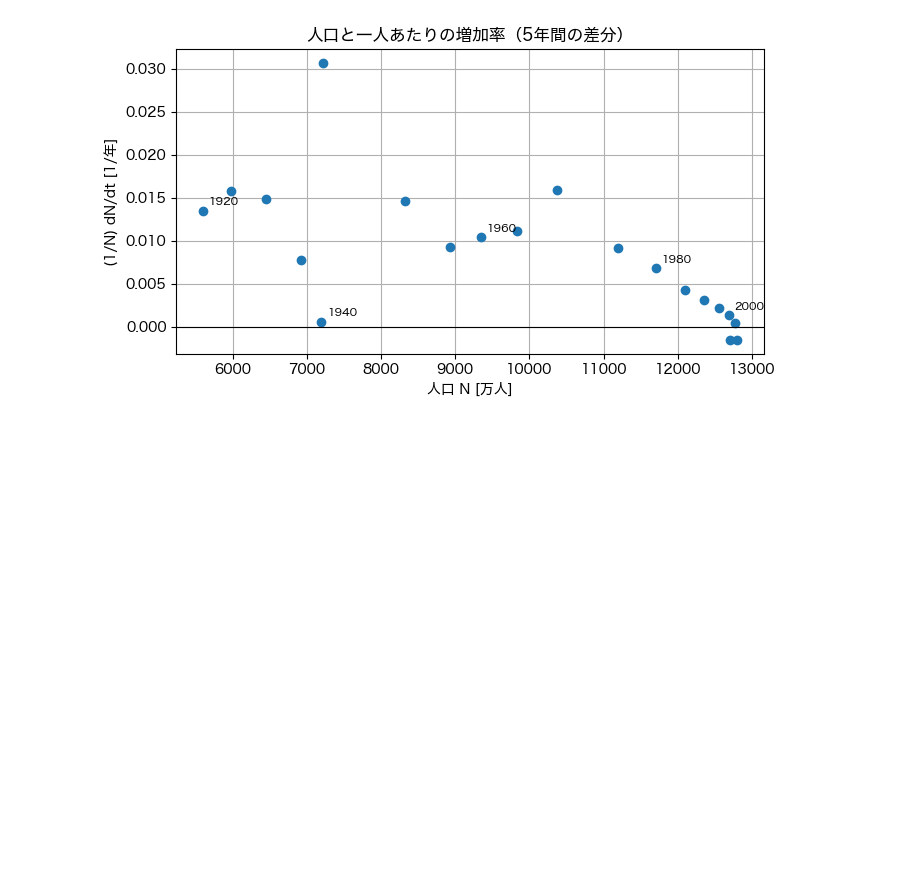
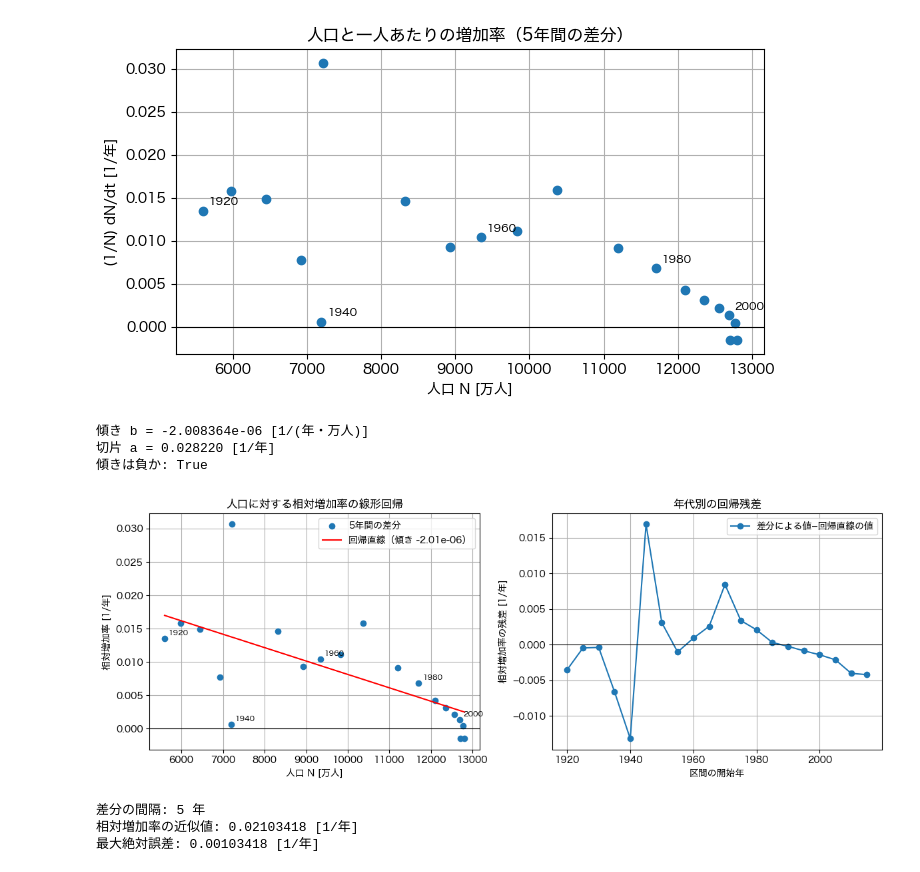
Before and after one commit to k16kgw/Class_Josai_AppliedProgrammingII, a Jupyter notebook: class/04/notebooks/logistic.ipynb, the cells around one changed output. Drawn from its saved outputs; the diff is of its cells as text; code cells hidden in the pictures; blank space fills up the shorter version.

Commit message:
show 4 ans eg

```diff
--- a/class/04/notebooks/logistic.ipynb
+++ b/class/04/notebooks/logistic.ipynb
@@ -49,11 +49,9 @@ print(f"観測値の数: {len(y_obs)}，初期値 N0 = {N0:.1f} 万人")
 step = 5   # 差分をとる間隔 [年]
 
 # 5年ごとの値を取り出す
-mask_5y = (year_obs % 5 == 0)
+mask_5y = (year_obs % step == 0)
 year_5y = year_obs[mask_5y]
 y_5y = y_obs[mask_5y]
-
-print(y_5y)
 
 # 一人あたりの増加率 (N_{k+1} - N_k) / (step * N_k) を計算する
 per_capita_rate = (y_5y[1:] - y_5y[:-1]) / (step * y_5y[:-1])
@@ -78,3 +72,67 @@ fig.savefig(FIGURE_DIR / "per_capita_rate_vs_N.png", dpi=150)
 plt.show()
 # %% [output]
 [figure]
+# %%
+rate_slope, rate_intercept = np.polyfit(N_start, per_capita_rate, 1)
+rate_fit = rate_intercept + rate_slope * N_start
+rate_residual = per_capita_rate - rate_fit
+
+# 回帰直線を描くための，人口の小さい順に並ぶ座標
+N_line = np.linspace(N_start.min(), N_start.max(), 100)
+rate_line = rate_intercept + rate_slope * N_line
+
+print(f"傾き b = {rate_slope:.6e} [1/(年・万人)]")
+print(f"切片 a = {rate_intercept:.6f} [1/年]")
+print("傾きは負か:", rate_slope < 0)
+# %% [output]
+傾き b = -2.008364e-06 [1/(年・万人)]
+切片 a = 0.028220 [1/年]
+傾きは負か: True
+# %%
+fig, axes = plt.subplots(1, 2, figsize=(12, 4.5))
+
+ax = axes[0]
+ax.plot(N_start, per_capita_rate, marker="o", linestyle="none", label="5年間の差分")
+ax.plot(N_line, rate_line, color="red", label=f"回帰直線（傾き {rate_slope:.2e}）")
+for N_k, rate, yr in zip(N_start, per_capita_rate, year_5y[:-1]):
+    if yr % 20 == 0:
+        ax.annotate(str(yr), (N_k, rate), textcoords="offset points", xytext=(4, 4), fontsize=8)
+ax.axhline(0, color="black", linewidth=0.8)
+ax.set_title("人口に対する相対増加率の線形回帰")
+ax.set_xlabel("人口 N [万人]")
+ax.set_ylabel("相対増加率 [1/年]")
+ax.grid(True)
+ax.legend()
+
+ax = axes[1]
+ax.plot(year_5y[:-1], rate_residual, marker="o", label="差分による値−回帰直線の値")
+ax.axhline(0, color="black", linewidth=0.8)
+ax.set_title("年代別の回帰残差")
+ax.set_xlabel("区間の開始年")
+ax.set_ylabel("相対増加率の残差 [1/年]")
+ax.grid(True)
+ax.legend()
+
+fig.tight_layout()
+fig.savefig(FIGURE_DIR / "per_capita_rate_regression.png", dpi=150)
+plt.show()
+# %% [output]
+[figure, added]
+# %%
+# 正しい相対増加率が分かるモデル値を用意する．
+r_check = 0.02
+N_check = exponential_solution(t_obs, N0, r_check)
+
+step_check = 5
+mask_check = (year_obs % step_check == 0)
+y_check = N_check[mask_check]
+
+rate_check = (y_check[1:] - y_check[:-1]) / (step_check * y_check[:-1])
+error_check = np.max(np.abs(rate_check - r_check))
+print(f"差分の間隔: {step_check} 年")
+print(f"相対増加率の近似値: {rate_check[0]:.8f} [1/年]")
+print(f"最大絶対誤差: {error_check:.8f} [1/年]")
+# %% [output]
+差分の間隔: 5 年
+相対増加率の近似値: 0.02103418 [1/年]
+最大絶対誤差: 0.00103418 [1/年]
```
Also changed, not shown: parts of 7 cells of this notebook, 4 other files.
